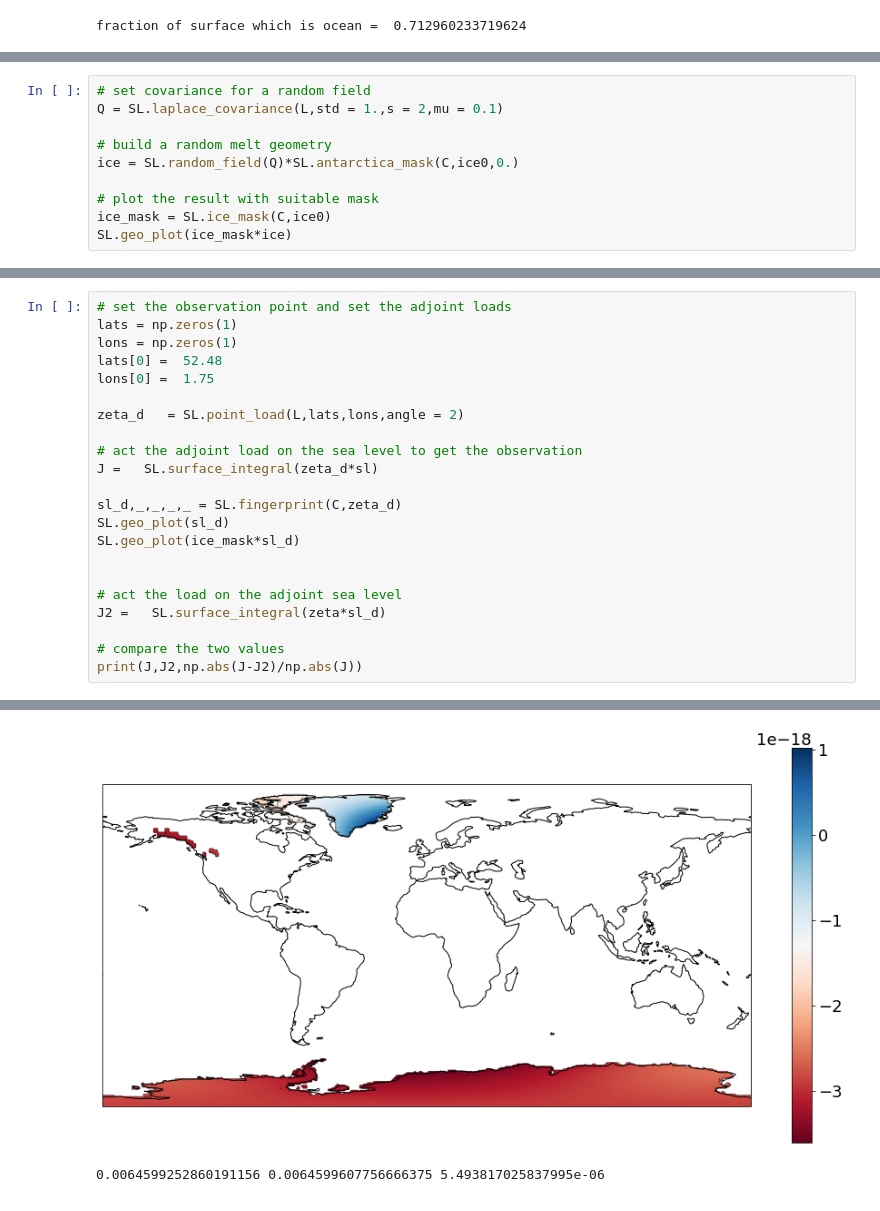
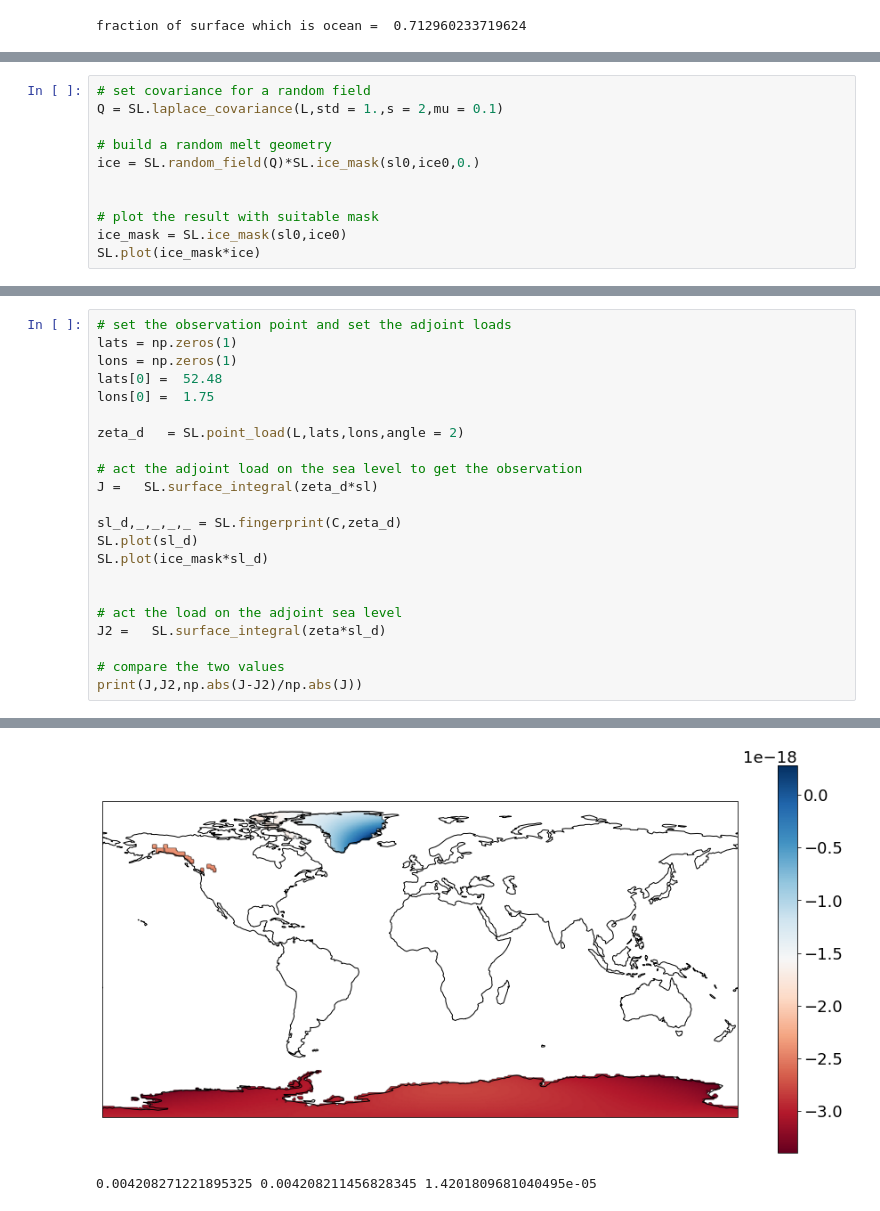
Before and after one commit to da380/SLReciprocityGJI, a Jupyter notebook: SL.ipynb, the cells around one changed output, grey strips where cells are left out. Saved outputs shown, nothing was run; the diff lists cells and outputs as text.

```diff
--- a/SL_forward.ipynb
+++ b/SL.ipynb
@@ -56,9 +35,10 @@ We now set the ice to be melted, taking as an example a reduction in the height
 Q = SL.laplace_covariance(L,std = 1.,s = 2,mu = 0.1)
 
 # build a random melt geometry
-ice = SL.random_field(Q)*SL.antarctica_mask(C,ice0,0.)
+ice = SL.random_field(Q)*SL.ice_mask(sl0,ice0,0.)
+
 
 # plot the result with suitable mask
-ice_mask = SL.ice_mask(C,ice0)
-SL.geo_plot(ice_mask*ice)
+ice_mask = SL.ice_mask(sl0,ice0)
+SL.plot(ice_mask*ice)
 # %% [output]
@@ -95,8 +75,8 @@ zeta_d   = SL.point_load(L,lats,lons,angle = 2)
 J =   SL.surface_integral(zeta_d*sl)
 
 sl_d,_,_,_,_ = SL.fingerprint(C,zeta_d)
-SL.geo_plot(sl_d)
-SL.geo_plot(ice_mask*sl_d)
+SL.plot(sl_d)
+SL.plot(ice_mask*sl_d)
 
 
 # act the load on the adjoint sea level
@@ -115,3 +97,3 @@ iteration =  7 relative change =  4.243536065059946e-07
 [figure]
-[figure, old version]
+[figure, new version]
-0.0064599252860191156 0.0064599607756666375 5.493817025837995e-06
+0.004208271221895325 0.004208211456828345 1.4201809681040495e-05
```
Also changed, not shown: parts of 10 cells of this notebook, 6 other files.
